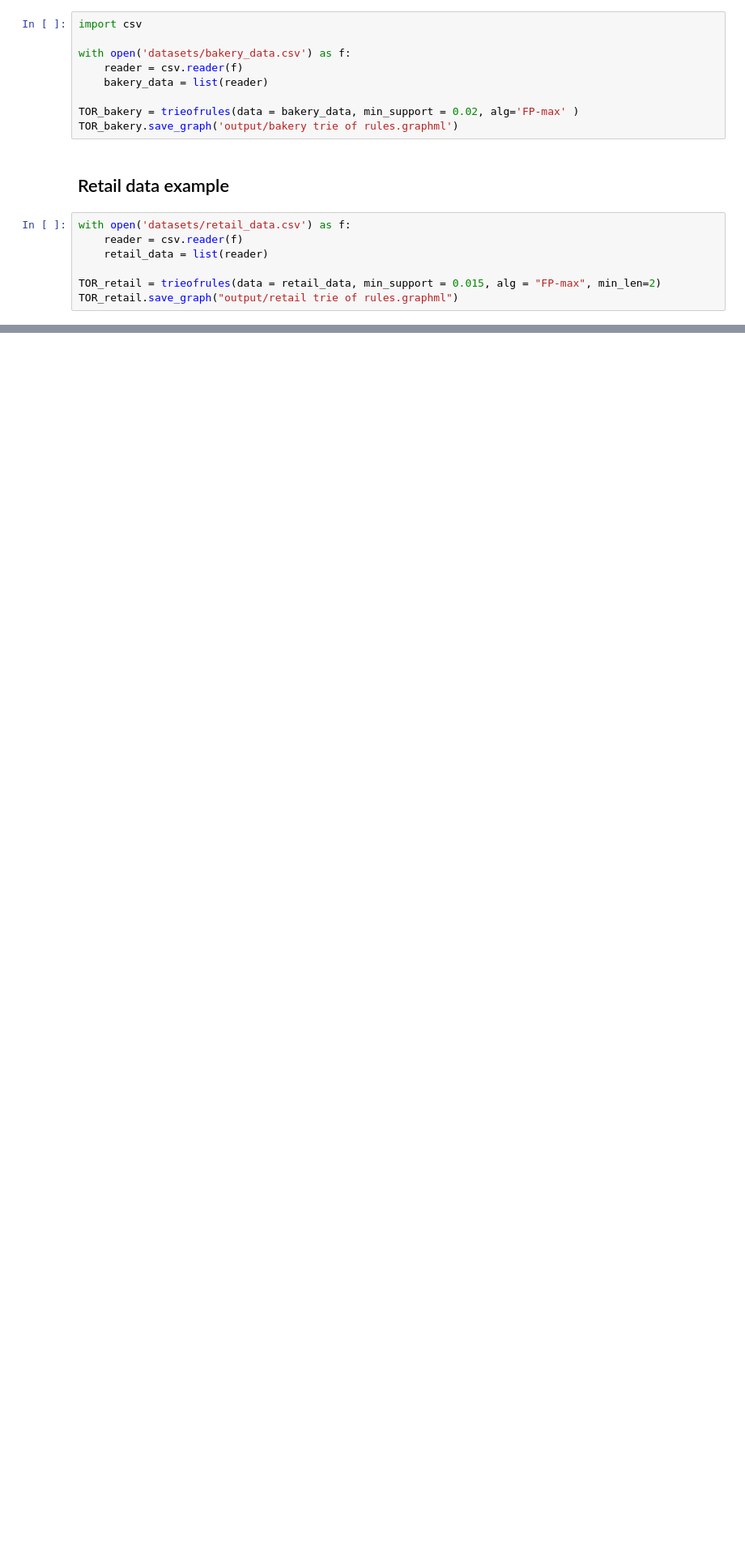
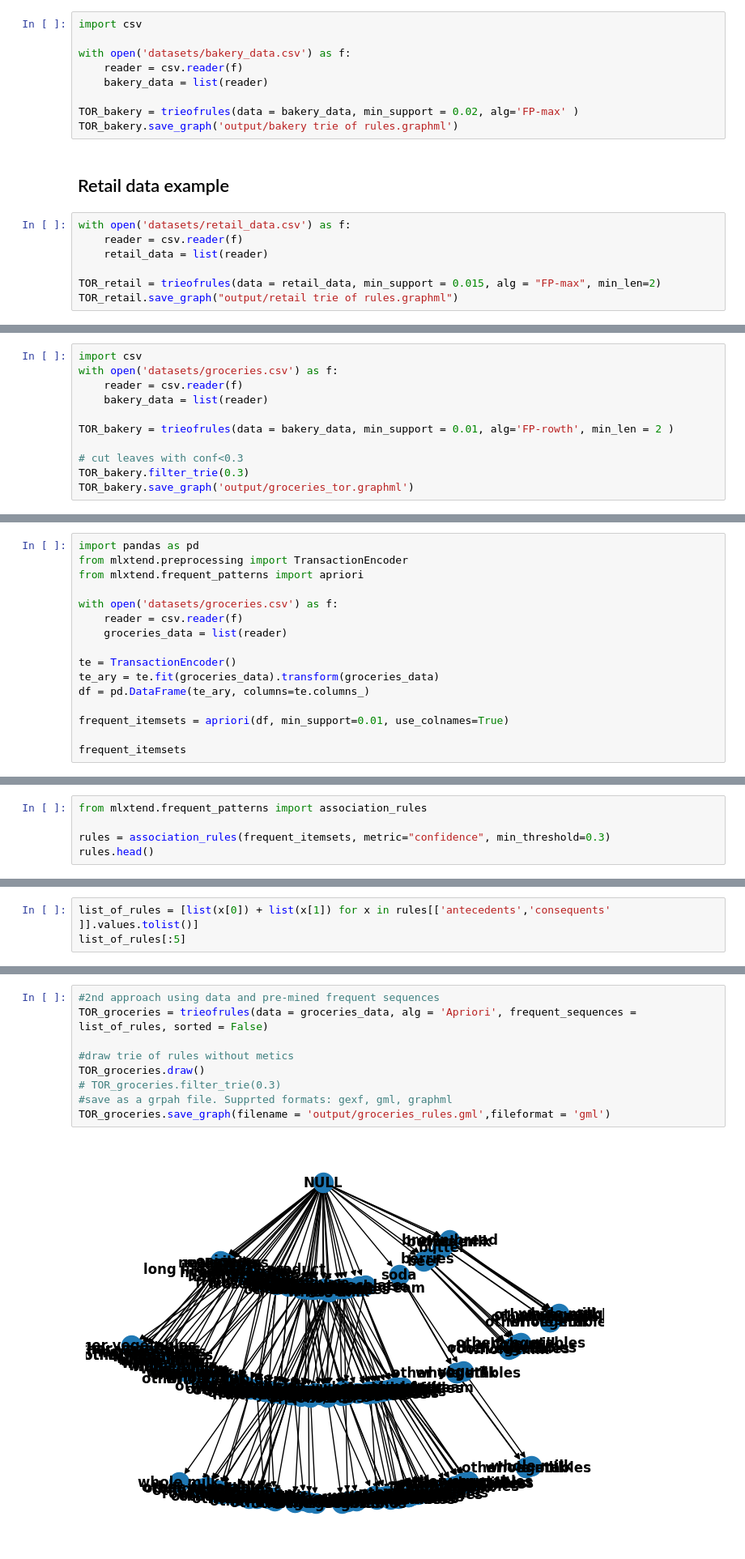
Before and after one commit to ARM-interpretation/Trie-of-rules, a Jupyter notebook: Example.ipynb, the cells around one changed output, grey strips where cells are left out. Shown: that part at 81% size. Drawn from its saved outputs; the diff is of its cells as text; blank space fills up the shorter version.

```diff
--- a/Example.ipynb
+++ b/Example.ipynb
@@ -64,0 +70,11 @@ TOR_retail.save_graph("output/retail trie of rules.graphml")
+# %%
+import csv
+with open('datasets/groceries.csv') as f:
+    reader = csv.reader(f)
+    bakery_data = list(reader)
+
+TOR_bakery = trieofrules(data = bakery_data, min_support = 0.01, alg='FP-rowth', min_len = 2 )
+
+# cut leaves with conf<0.3
+TOR_bakery.filter_trie(0.3)
+TOR_bakery.save_graph('output/groceries_tor.graphml')
@@ -64,0 +83,16 @@ TOR_retail.save_graph("output/retail trie of rules.graphml")
+# %%
+import pandas as pd
+from mlxtend.preprocessing import TransactionEncoder
+from mlxtend.frequent_patterns import apriori
+
+with open('datasets/groceries.csv') as f:
+    reader = csv.reader(f)
+    groceries_data = list(reader)
+
+te = TransactionEncoder()
+te_ary = te.fit(groceries_data).transform(groceries_data)
+df = pd.DataFrame(te_ary, columns=te.columns_)
+
+frequent_itemsets = apriori(df, min_support=0.01, use_colnames=True)
+
+frequent_itemsets
@@ -64,0 +113,5 @@ TOR_retail.save_graph("output/retail trie of rules.graphml")
+# %%
+from mlxtend.frequent_patterns import association_rules
+
+rules = association_rules(frequent_itemsets, metric="confidence", min_threshold=0.3)
+rules.head()
@@ -64,0 +125,3 @@ TOR_retail.save_graph("output/retail trie of rules.graphml")
+# %%
+list_of_rules = [list(x[0]) + list(x[1]) for x in rules[['antecedents','consequents' ]].values.tolist()]
+list_of_rules[:5]
@@ -64,0 +134,11 @@ TOR_retail.save_graph("output/retail trie of rules.graphml")
+# %%
+#2nd approach using data and pre-mined frequent sequences
+TOR_groceries = trieofrules(data = groceries_data, alg = 'Apriori', frequent_sequences = list_of_rules, sorted = False)
+
+#draw trie of rules without metics
+TOR_groceries.draw()
+# TOR_groceries.filter_trie(0.3)
+#save as a grpah file. Supprted formats: gexf, gml, graphml
+TOR_groceries.save_graph(filename = 'output/groceries_rules.gml',fileformat = 'gml')
+# %% [output]
+[figure, added]
```
Also changed, not shown: parts of 9 cells of this notebook, 22 other files.
